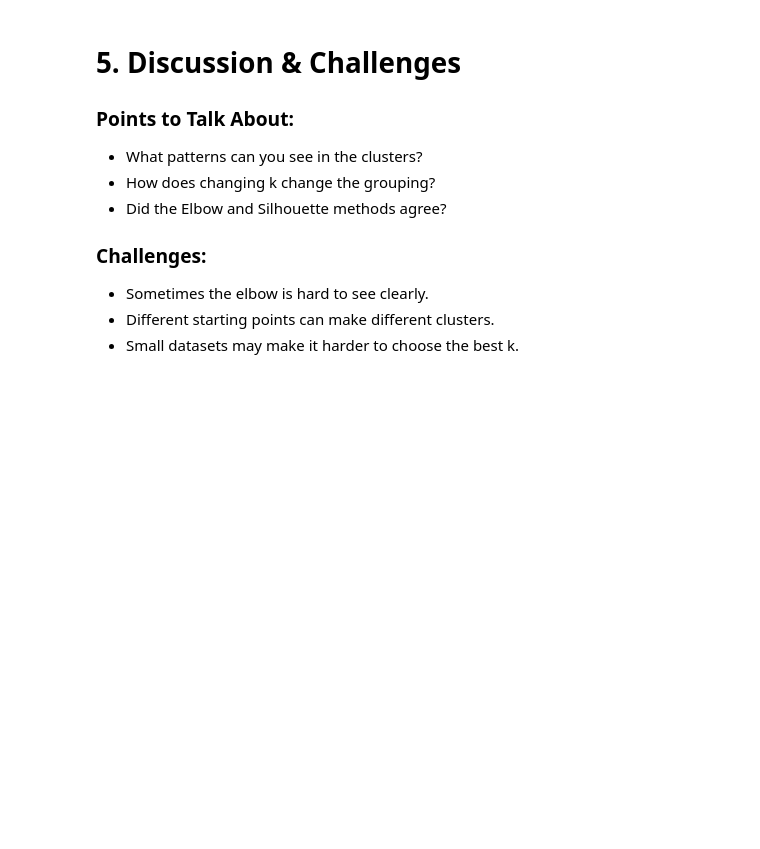
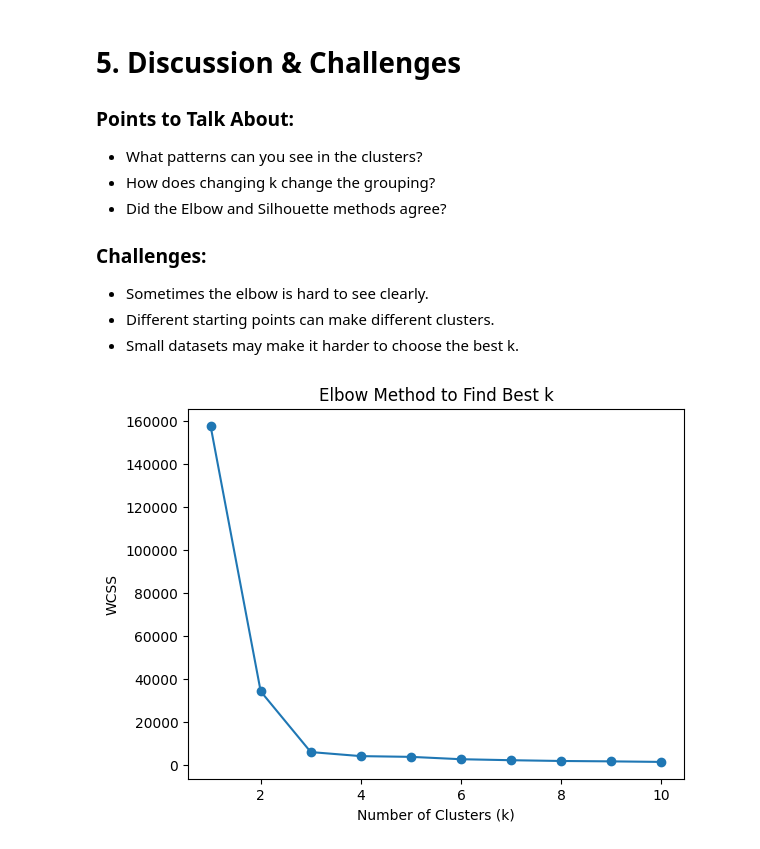
Before and after one commit to Neha-Shrestha/mero-coding-class, a Jupyter notebook: DAY 21 K-Means Clustering/Kmeans.ipynb, the cells around one changed output. Saved outputs shown, nothing was run; the diff lists cells and outputs as text; code cells hidden in the pictures; blank space fills up the shorter version.

```diff
--- a/DAY 21 K-Means Clustering/Kmeans.ipynb
+++ b/DAY 21 K-Means Clustering/Kmeans.ipynb
@@ -170,3 +192,46 @@ plt.show()
 - Sometimes the elbow is hard to see clearly.
 - Different starting points can make different clusters.
 - Small datasets may make it harder to choose the best k.
+# %%
+import numpy as np
+import pandas as pd
+import matplotlib.pyplot as plt
+from sklearn.cluster import KMeans
+
+# Improved synthetic dataset
+np.random.seed(42)
+
+# Group 1: Young, Low income
+age1 = np.random.randint(18, 25, 50)
+income1 = np.random.randint(15, 25, 50)
+
+# Group 2: Middle-aged, Medium income
+age2 = np.random.randint(30, 45, 50)
+income2 = np.random.randint(40, 60, 50)
+
+# Group 3: Older, High income
+age3 = np.random.randint(50, 65, 50)
+income3 = np.random.randint(80, 100, 50)
+
+# Combine data
+ages = np.concatenate([age1, age2, age3])
+incomes = np.concatenate([income1, income2, income3])
+
+customer_data = pd.DataFrame({'Age': ages, 'Annual_Income': incomes})
+X = customer_data[['Age', 'Annual_Income']].values
+# %%
+# Calculate WCSS for k from 1 to 10
+wcss = []
+for k in range(1, 11):
+    kmeans = KMeans(n_clusters=k, random_state=42)
+    kmeans.fit(X)
+    wcss.append(kmeans.inertia_)
+# %%
+# Plot the Elbow Graph
+plt.plot(range(1, 11), wcss, marker='o')
+plt.title('Elbow Method to Find Best k')
+plt.xlabel('Number of Clusters (k)')
+plt.ylabel('WCSS')
+plt.show()
+# %% [output]
+[figure, added]
```
Also changed, not shown: parts of 4 cells of this notebook.
